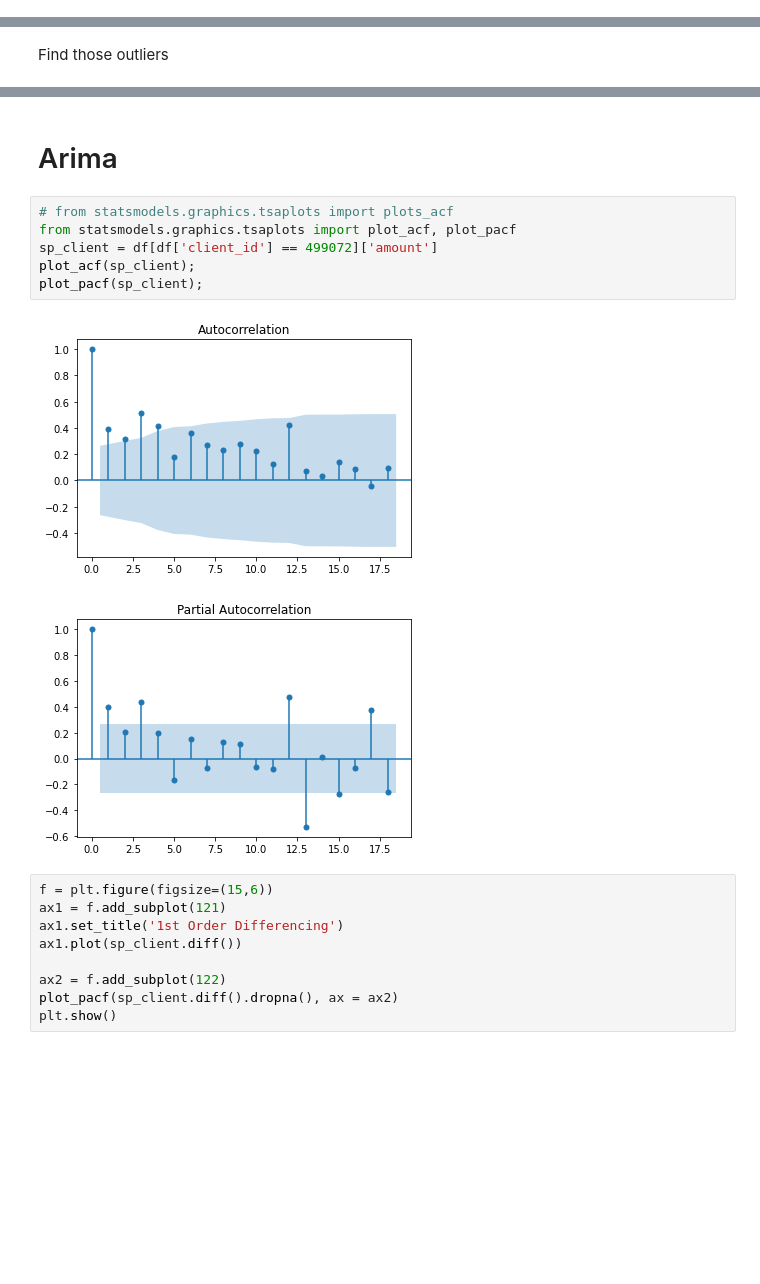
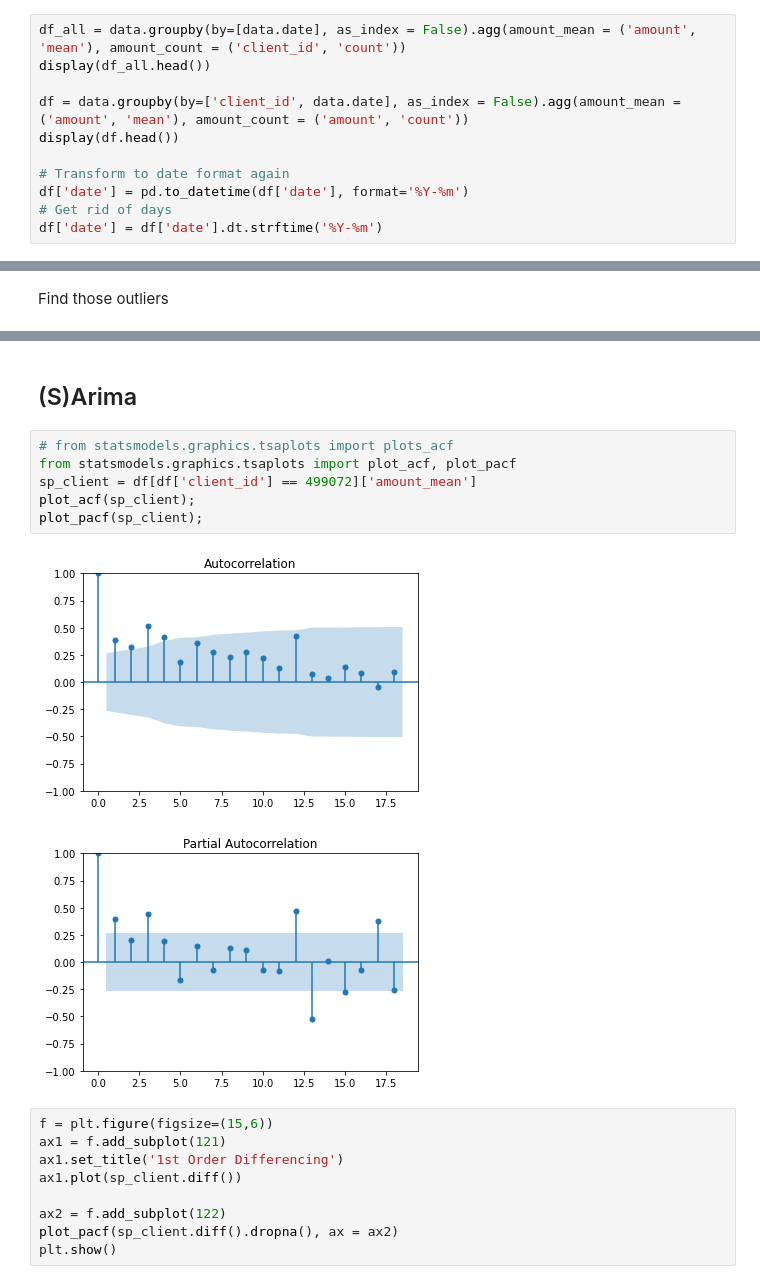
Before and after one commit to luismarcoslc/anomaly_detection, a Jupyter notebook: anomaly_detection.ipynb, the cells around one changed output, grey strips where cells are left out. Drawn from its saved outputs; the diff is of its cells as text; blank space fills up the shorter version.

```diff
--- a/anomaly_detection.ipynb
+++ b/anomaly_detection.ipynb
@@ -80,0 +84,11 @@ df.head()
+# %%
+df_all = data.groupby(by=[data.date], as_index = False).agg(amount_mean = ('amount', 'mean'), amount_count = ('client_id', 'count'))
+display(df_all.head())
+
+df = data.groupby(by=['client_id', data.date], as_index = False).agg(amount_mean = ('amount', 'mean'), amount_count = ('amount', 'count'))
+display(df.head())
+
+# Transform to date format again
+df['date'] = pd.to_datetime(df['date'], format='%Y-%m')
+# Get rid of days
+df['date'] = df['date'].dt.strftime('%Y-%m')
@@ -163,14 +559,14 @@ for n_client in ns_client:
 # %% [markdown]
-# Arima
+## (S)Arima
 # %%
 # from statsmodels.graphics.tsaplots import plots_acf
 from statsmodels.graphics.tsaplots import plot_acf, plot_pacf
-sp_client = df[df['client_id'] == 499072]['amount']
+sp_client = df[df['client_id'] == 499072]['amount_mean']
 plot_acf(sp_client);
 plot_pacf(sp_client);
 # %% [output]
-[figure, old version]
+[figure, new version]
-[figure, old version]
+[figure, new version]
 # %%
 f = plt.figure(figsize=(15,6))
 ax1 = f.add_subplot(121)
```
Also changed, not shown: parts of 72 cells of this notebook.
